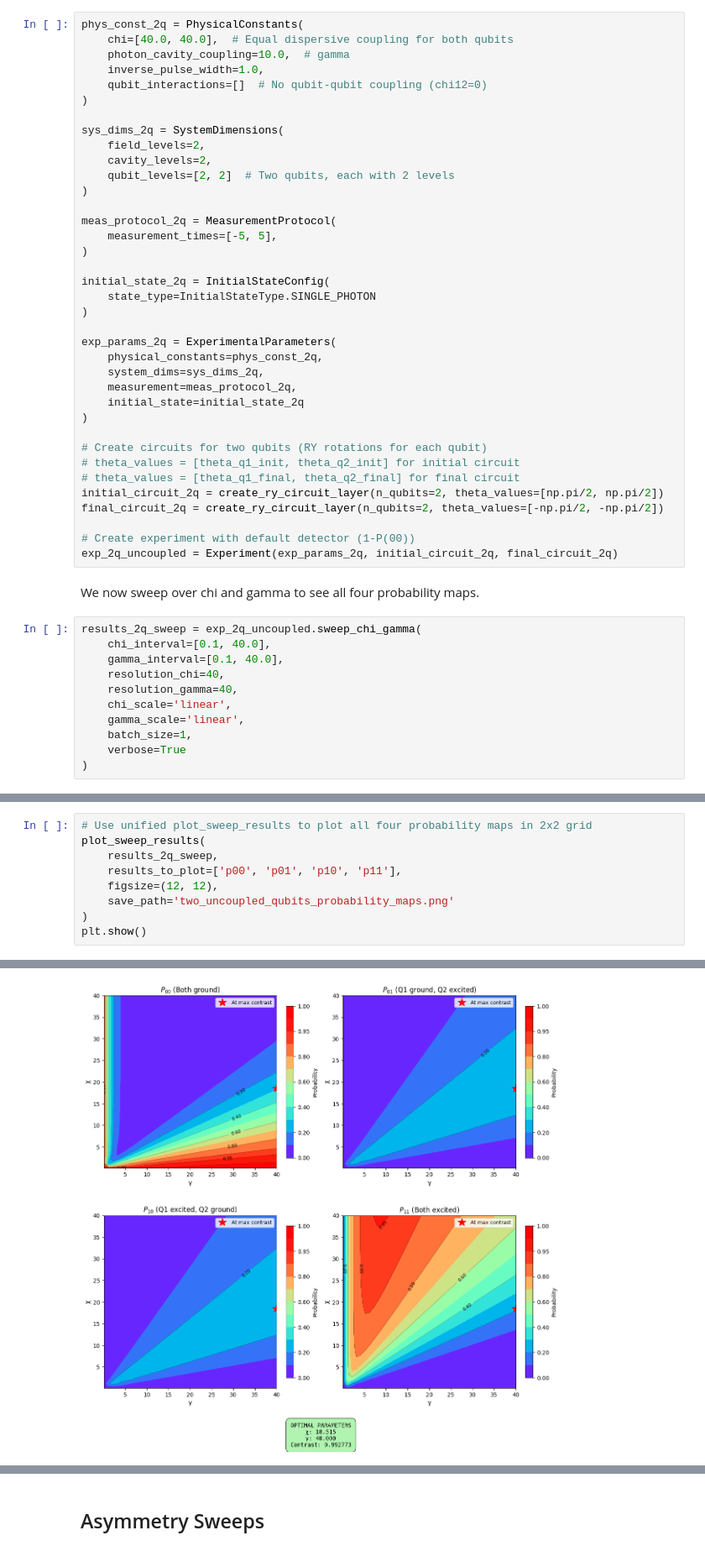
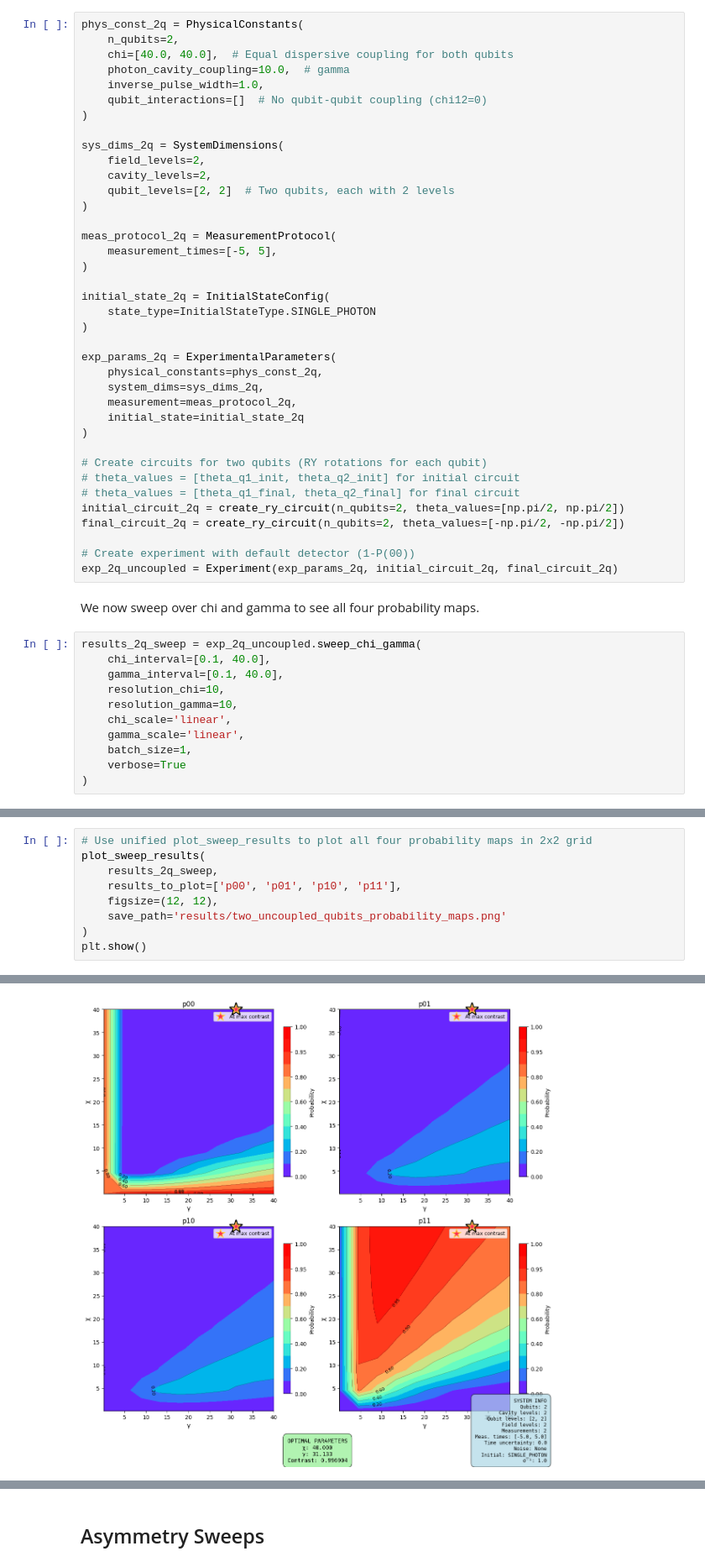
Before and after one commit to Simone-Bordoni/Quantum-sensing-QML, a Jupyter notebook: examples/sweep_experiments_tutorial.ipynb, the cells around one changed output, grey strips where cells are left out. Shown at 84% size. Saved outputs shown, nothing was run; the diff lists cells and outputs as text.

Commit message:
sweeps for n qubits fixed tutorial fixed

```diff
--- a/examples/sweep_experiments_tutorial.ipynb
+++ b/examples/sweep_experiments_tutorial.ipynb
@@ -26,6 +26,7 @@ Now we move to two-qubit experiments.
 We'll plot all four final state probabilities: P(00), P(01), P(10), P(11).
 # %%
 phys_const_2q = PhysicalConstants(
+    n_qubits=2,
     chi=[40.0, 40.0],  # Equal dispersive coupling for both qubits
     photon_cavity_coupling=10.0,  # gamma
     inverse_pulse_width=1.0,
@@ -56,8 +57,8 @@ exp_params_2q = ExperimentalParameters(
 # Create circuits for two qubits (RY rotations for each qubit)
 # theta_values = [theta_q1_init, theta_q2_init] for initial circuit
 # theta_values = [theta_q1_final, theta_q2_final] for final circuit
-initial_circuit_2q = create_ry_circuit_layer(n_qubits=2, theta_values=[np.pi/2, np.pi/2])
-final_circuit_2q = create_ry_circuit_layer(n_qubits=2, theta_values=[-np.pi/2, -np.pi/2])
+initial_circuit_2q = create_ry_circuit(n_qubits=2, theta_values=[np.pi/2, np.pi/2])
+final_circuit_2q = create_ry_circuit(n_qubits=2, theta_values=[-np.pi/2, -np.pi/2])
 
 # Create experiment with default detector (1-P(00))
 exp_2q_uncoupled = Experiment(exp_params_2q, initial_circuit_2q, final_circuit_2q)
@@ -68,8 +69,8 @@ We now sweep over chi and gamma to see all four probability maps.
 results_2q_sweep = exp_2q_uncoupled.sweep_chi_gamma(
     chi_interval=[0.1, 40.0],
     gamma_interval=[0.1, 40.0],
-    resolution_chi=40,
-    resolution_gamma=40,
+    resolution_chi=10,
+    resolution_gamma=10,
     chi_scale='linear',
     gamma_scale='linear',
     batch_size=1,
@@ -96,15 +98,15 @@ Computing χ-γ parameter sweep...
 # %%
 # Use unified plot_sweep_results to plot all four probability maps in 2x2 grid
 plot_sweep_results(
     results_2q_sweep,
     results_to_plot=['p00', 'p01', 'p10', 'p11'],
     figsize=(12, 12),
-    save_path='two_uncoupled_qubits_probability_maps.png'
+    save_path='results/two_uncoupled_qubits_probability_maps.png'
 )
 plt.show()
 # %% [output]
 Sweep results plot saved to: two_uncoupled_qubits_probability_maps.png
-[figure, old version]
+[figure, new version]
 # %%
 # Plot contrast map and detection maps with optimal point marked
 plot_sweep_results(
```
Also changed, not shown: parts of 4 cells of this notebook, 11 other files.
